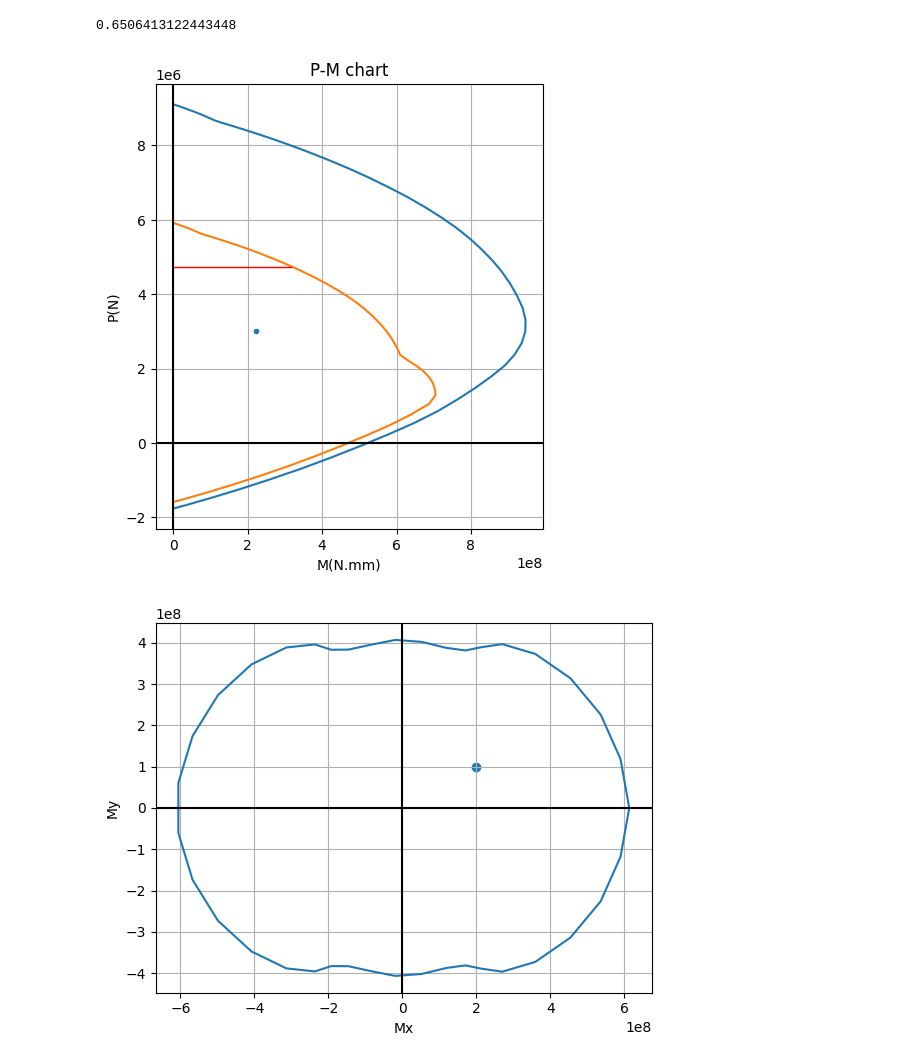
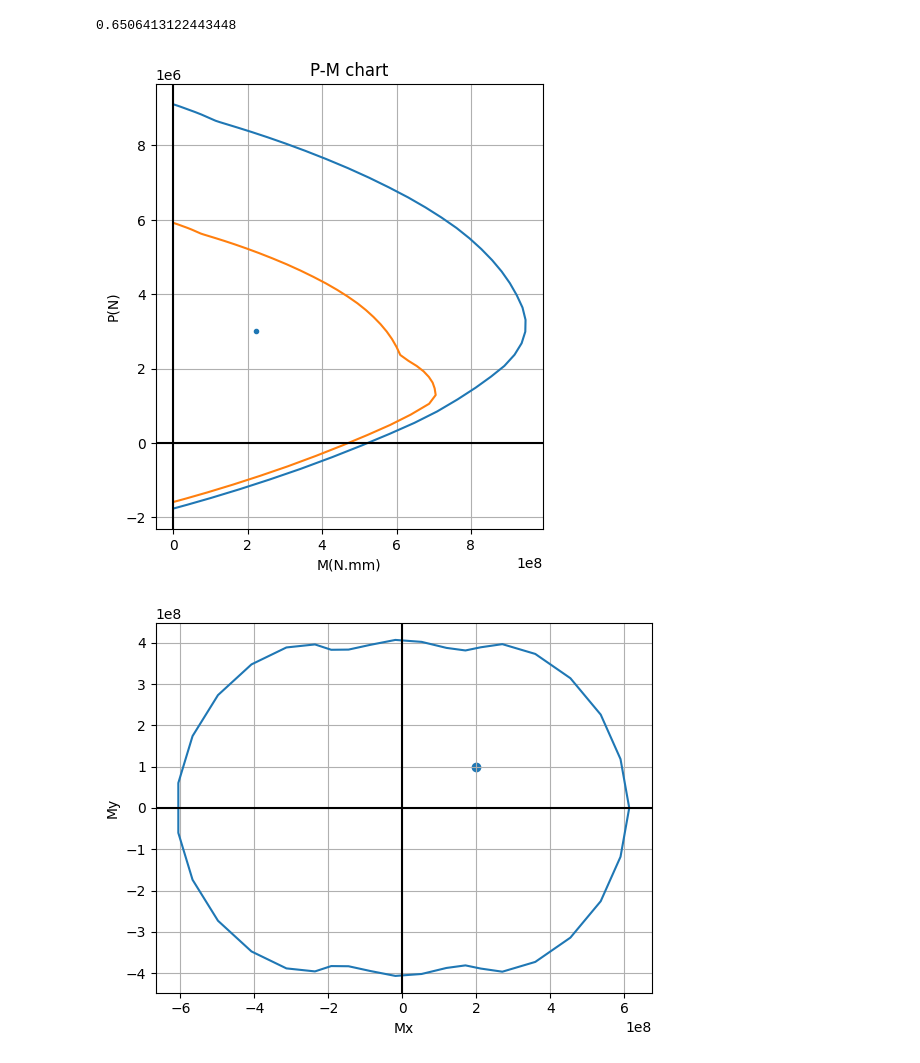
Before and after one commit to mhitarahomy/pyStructureDesign, a Jupyter notebook: Helper.ipynb, the cells around one changed output. Drawn from its saved outputs; the diff is of its cells as text; code cells hidden in the pictures.

```diff
--- a/Helper.ipynb
+++ b/Helper.ipynb
@@ -151,19 +150,19 @@ Pn_max_point = PM_line.intersection(PMx_line)
 # %%
 fig, axs = plt.subplots(figsize=(5,7))
 axs.plot(M_list[:,0], P_list)
 axs.plot(M_phi_list[:,0], P_phi_list)
-axs.hlines(y=Pn_max, xmin=0, xmax=Pn_max_point.x, linewidth=1, color='r')
+# axs.hlines(y=Pn_max, xmin=0, xmax=Pn_max_point.x, linewidth=1, color='r')
 axs.set_aspect(100)
 axs.scatter(Mu, Pu, marker=".") # type: ignore
 axs.set_title(f"P-M chart")
 axs.set_ylabel("P(N)")
 axs.set_xlabel("M(N.mm)")
 axs.axhline(y=0, color='k', linestyle='-')
 axs.axvline(x=0, color='k', linestyle='-')
 axs.grid(True)
 plt.show()
 # %% [output]
-[figure, old version]
+[figure, new version]
 # %%
 angle_list = np.linspace(0, 360, 40)
 Mxy_list = np.array([calc_Mn(data, Pu, _angle) for _angle in angle_list])
```
Also changed, not shown: parts of 1 cell of this notebook, 7 other files.
